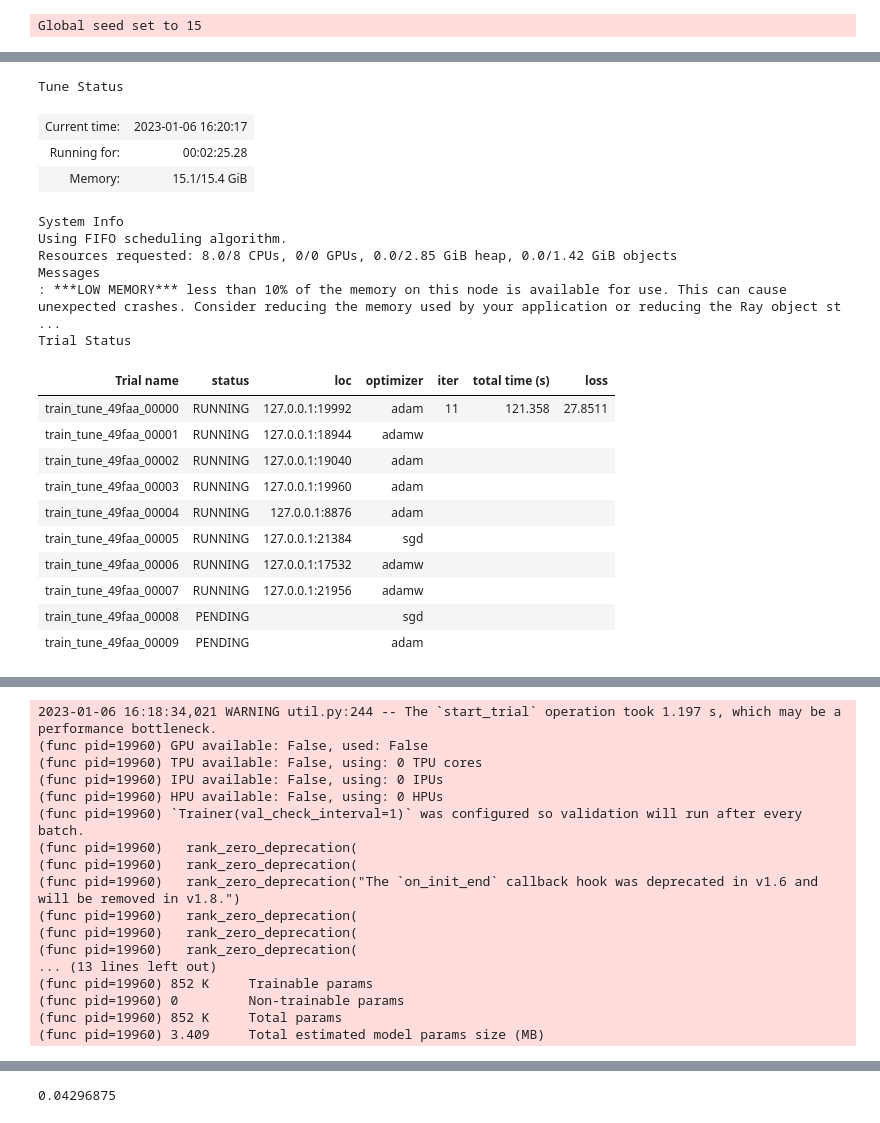
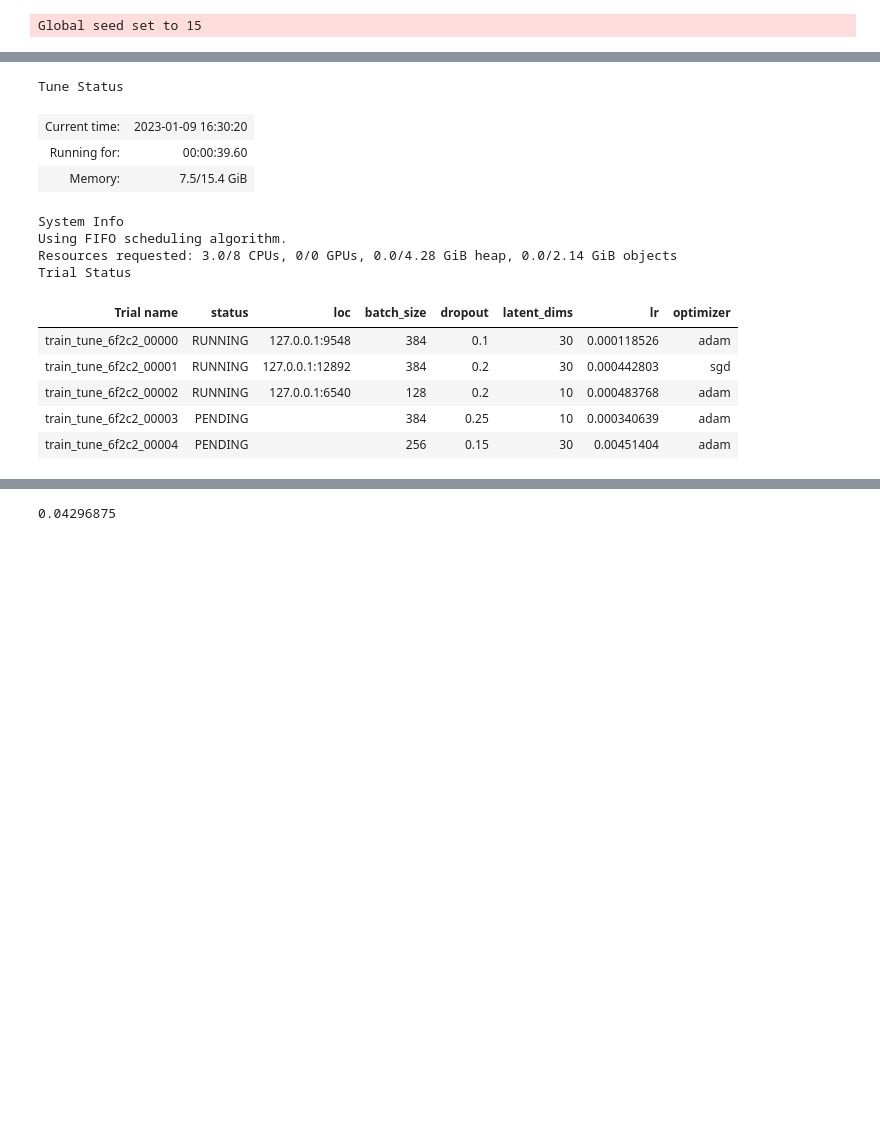
Before and after one commit to LukaLmelias/DeepCCA_thesis, a Jupyter notebook: testing_ray_tune.ipynb, the cells around one changed output, grey strips where cells are left out. Saved outputs shown, nothing was run; the diff lists cells and outputs as text; code cells hidden in the pictures; blank space fills up the shorter version.

Commit message:
added ray tune config

```diff
--- a/testing_ray_tune.ipynb
+++ b/testing_ray_tune.ipynb
@@ -56,6 +56,6 @@ class Files:
 # %%
 # load df with all info
 path = './df_classes_max3_embeddings.pickle'
-df_all = Files(path).load_pickle()[:10000]#just a subset for scripting
+df_all = Files(path).load_pickle()[:100]#just a subset for scripting
 df_all.shape
 # %% [output]
@@ -346,29 +346,24 @@ Models.deepcca_dataloaders()
 Models.deepcca_encoders()
 # %% [output]
 Global seed set to 15
-# %%
-# 2. SDL
-sdl = DCCA_SDL(config['latent_dims'],
-                optimizer=config['optimizer'],
-                N=Models.N,
-                encoders = [Models.encoder_1,Models.encoder_2],
-                lam=0.0001,
-                lr=Models.sdl_lr,
-                dropout=0.05,
-                objective=Models.objective)
 # %%
+
+#define the metric to monitor 'like the scorer for gridsearch'
+
 metrics = {"loss": "val/l2"}
+
+#creat a callback that will communicate with ray-tune
 ray_tune_callback = TuneReportCallback(metrics, on="validation_end")
 
 # Defining a search space!
 config = {
- "optimizer": tune.choice(['sgd', 'adam', 'adamw']),
+     "optimizer": tune.choice(['sgd', 'adam', 'adamw']),
 
- #"lr": tune.loguniform(1e-4, 1e-1),
- #"batch_size": tune.choice([128, 128*2, 128*3],
-#"latent_dims": tune.choice([10,20,30]),
-#"dropout": tune.choice([0.05,0.1,0.15,0.2,0.25]))
-}
+     "lr": tune.loguniform(1e-4, 1e-1),
+     "batch_size": tune.choice([128, 128*2, 128*3]),
+        "latent_dims": tune.choice([10,20,30]),
+    "dropout": tune.choice([0.05,0.1,0.15,0.2,0.25])
+    }
 # %%
 #set up logger
 version =  f'testing_ray_tune'
@@ -416,7 +411,7 @@ def train_tune(config, epochs=10, gpus=0):
     val_check_interval = 1, #`Trainer(val_check_interval=1)` was configured so validation will run after every batch.
     callbacks=[
         checkpoint,
-        #pl.callbacks.early_stopping.EarlyStopping(monitor="val/l2") # early stopage to reduce overfitting
+        pl.callbacks.early_stopping.EarlyStopping(monitor="val/l2"), # early stopage to reduce overfitting
         ray_tune_callback
               ],
     enable_progress_bar=True,
@@ -429,28 +553,20 @@ def train_tune(config, epochs=10, gpus=0):
 # %%
-
 from functools import partial
-analysis = tune.run(
- partial(train_tune,gpus=4),config=config,num_samples=10
+sdl_ray = tune.run(
+ partial(train_tune,gpus=4),config=config, num_samples=5, metric="val/l2", mode='min'
  )
 # %% [output]
 Tune Status
-| Current time: | 2023-01-06 16:20:17 |
-| Running for: | 00:02:25.28 |
-| Memory: | 15.1/15.4 GiB |
+| Current time: | 2023-01-09 16:30:20 |
+| Running for: | 00:00:39.60 |
+| Memory: | 7.5/15.4 GiB |
 System Info
 Using FIFO scheduling algorithm.
-Resources requested: 8.0/8 CPUs, 0/0 GPUs, 0.0/2.85 GiB heap, 0.0/1.42 GiB objects
-Messages
-: ***LOW MEMORY*** less than 10% of the memory on this node is available for use. This can cause unexpected crashes. Consider reducing the memory used by your application or reducing the Ray object st ...
+Resources requested: 3.0/8 CPUs, 0/0 GPUs, 0.0/4.28 GiB heap, 0.0/2.14 GiB objects
 Trial Status
-| Trial name | status | loc | optimizer | iter | total time (s) | loss |
-| train_tune_49faa_00000 | RUNNING | 127.0.0.1:19992 | adam | 11 | 121.358 | 27.8511 |
-| train_tune_49faa_00001 | RUNNING | 127.0.0.1:18944 | adamw |  |  |  |
-| train_tune_49faa_00002 | RUNNING | 127.0.0.1:19040 | adam |  |  |  |
-| train_tune_49faa_00003 | RUNNING | 127.0.0.1:19960 | adam |  |  |  |
-| train_tune_49faa_00004 | RUNNING | 127.0.0.1:8876 | adam |  |  |  |
-| train_tune_49faa_00005 | RUNNING | 127.0.0.1:21384 | sgd |  |  |  |
-| train_tune_49faa_00006 | RUNNING | 127.0.0.1:17532 | adamw |  |  |  |
-| train_tune_49faa_00007 | RUNNING | 127.0.0.1:21956 | adamw |  |  |  |
-| train_tune_49faa_00008 | PENDING |  | sgd |  |  |  |
-| train_tune_49faa_00009 | PENDING |  | adam |  |  |  |
+| Trial name | status | loc | batch_size | dropout | latent_dims | lr | optimizer |
+| train_tune_6f2c2_00000 | RUNNING | 127.0.0.1:9548 | 384 | 0.1 | 30 | 0.000118526 | adam |
+| train_tune_6f2c2_00001 | RUNNING | 127.0.0.1:12892 | 384 | 0.2 | 30 | 0.000442803 | sgd |
+| train_tune_6f2c2_00002 | RUNNING | 127.0.0.1:6540 | 128 | 0.2 | 10 | 0.000483768 | adam |
+| train_tune_6f2c2_00003 | PENDING |  | 384 | 0.25 | 10 | 0.000340639 | adam |
+| train_tune_6f2c2_00004 | PENDING |  | 256 | 0.15 | 30 | 0.00451404 | adam |
@@ -508,17 +623,0 @@ Trial Status
-2023-01-06 16:18:34,021 WARNING util.py:244 -- The `start_trial` operation took 1.197 s, which may be a performance bottleneck.
-(func pid=19960) GPU available: False, used: False
-(func pid=19960) TPU available: False, using: 0 TPU cores
-(func pid=19960) IPU available: False, using: 0 IPUs
-(func pid=19960) HPU available: False, using: 0 HPUs
-(func pid=19960) `Trainer(val_check_interval=1)` was configured so validation will run after every batch.
-(func pid=19960)   rank_zero_deprecation(
-(func pid=19960)   rank_zero_deprecation(
-(func pid=19960)   rank_zero_deprecation("The `on_init_end` callback hook was deprecated in v1.6 and will be removed in v1.8.")
-(func pid=19960)   rank_zero_deprecation(
-(func pid=19960)   rank_zero_deprecation(
-(func pid=19960)   rank_zero_deprecation(
-... (13 lines left out)
-(func pid=19960) 852 K     Trainable params
-(func pid=19960) 0         Non-trainable params
-(func pid=19960) 852 K     Total params
-(func pid=19960) 3.409     Total estimated model params size (MB)
```
Also changed, not shown: parts of 8 cells of this notebook.
